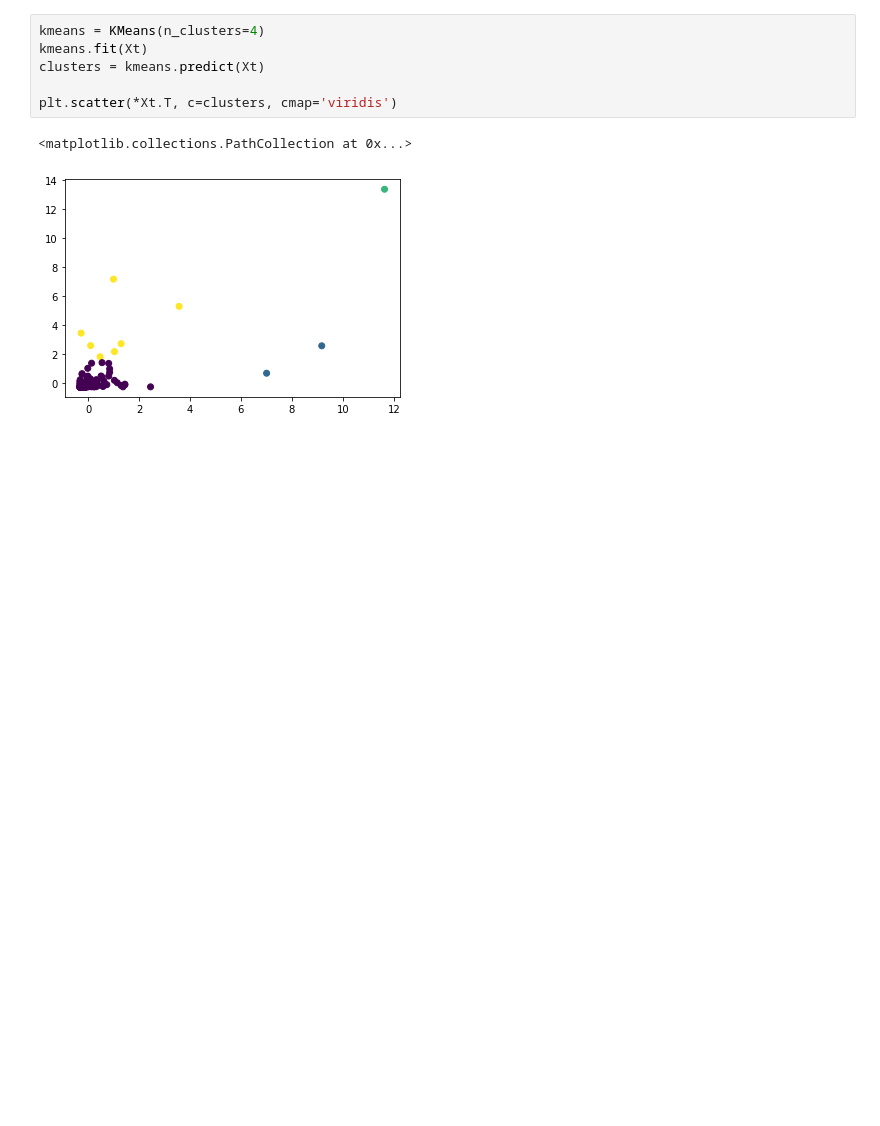
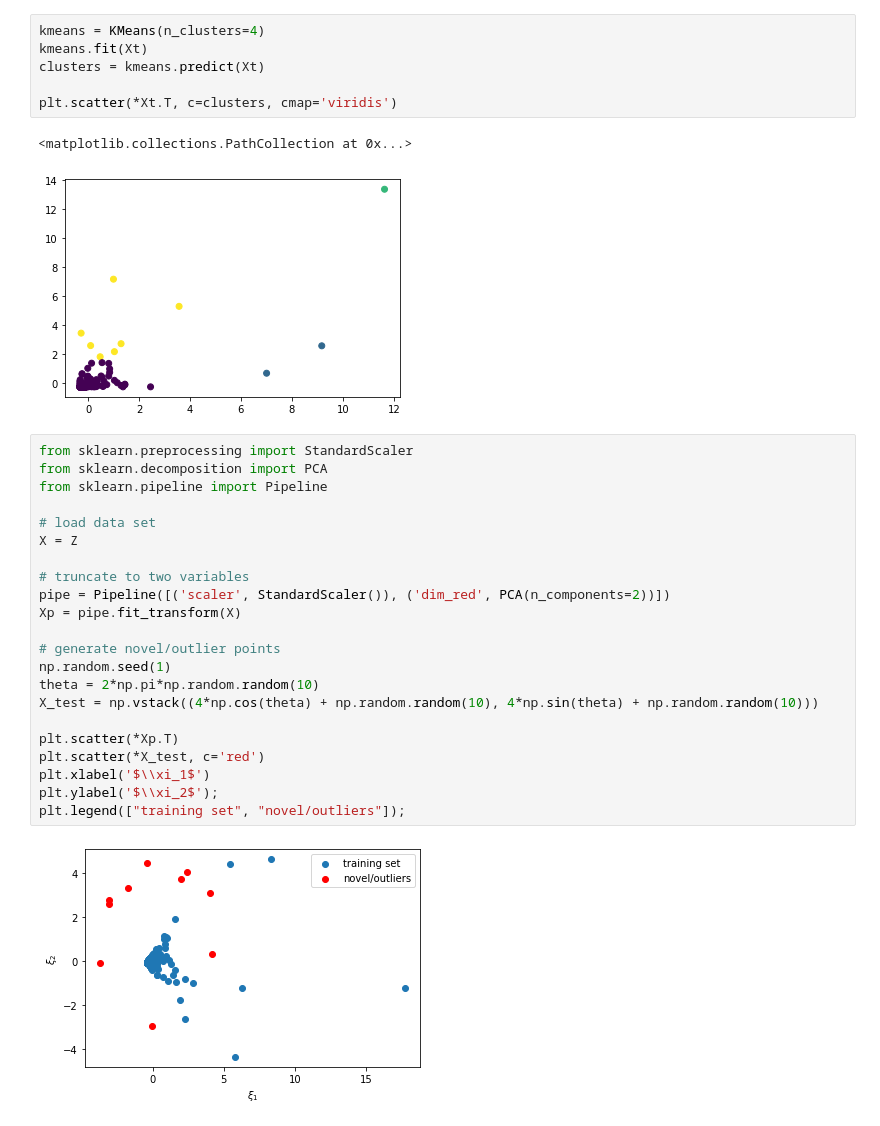
Before and after one commit to nemi83/Transparency, a Jupyter notebook: Transparency.ipynb, the cells around one changed output. Drawn from its saved outputs; the diff is of its cells as text; blank space fills up the shorter version.

```diff
--- a/Transparency.ipynb
+++ b/Transparency.ipynb
@@ -195,3 +215,27 @@ plt.scatter(*Xt.T, c=clusters, cmap='viridis')
 # %% [output]
 <matplotlib.collections.PathCollection at 0x...>
 [figure]
+# %%
+from sklearn.preprocessing import StandardScaler
+from sklearn.decomposition import PCA
+from sklearn.pipeline import Pipeline
+
+# load data set
+X = Z
+
+# truncate to two variables
+pipe = Pipeline([('scaler', StandardScaler()), ('dim_red', PCA(n_components=2))])
+Xp = pipe.fit_transform(X)
+
+# generate novel/outlier points
+np.random.seed(1)
+theta = 2*np.pi*np.random.random(10)
+X_test = np.vstack((4*np.cos(theta) + np.random.random(10), 4*np.sin(theta) + np.random.random(10)))
+
+plt.scatter(*Xp.T)
+plt.scatter(*X_test, c='red')
+plt.xlabel('$\\xi_1$')
+plt.ylabel('$\\xi_2$');
+plt.legend(["training set", "novel/outliers"]);
+# %% [output]
+[figure, added]
```
Also changed, not shown: parts of 3 cells of this notebook.
